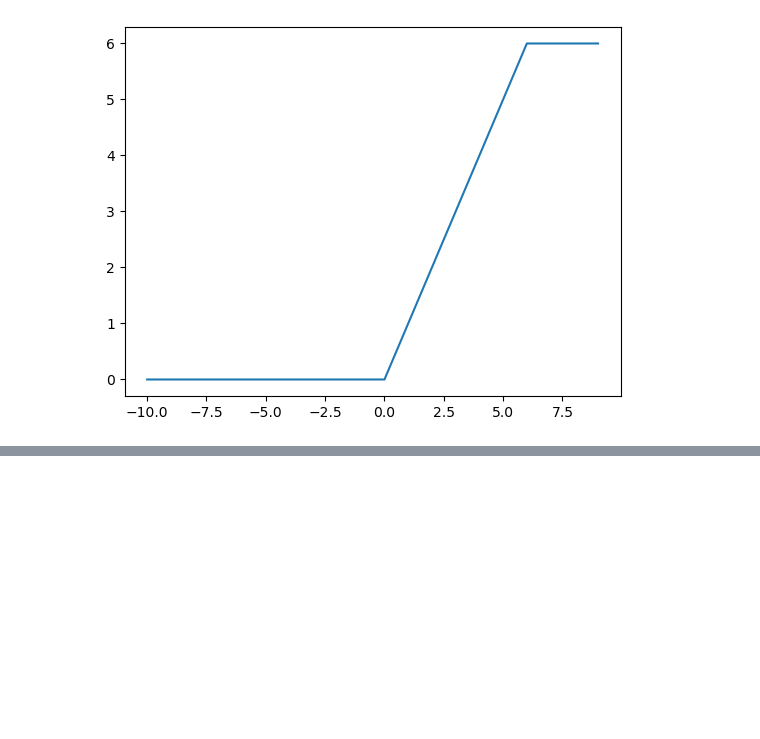
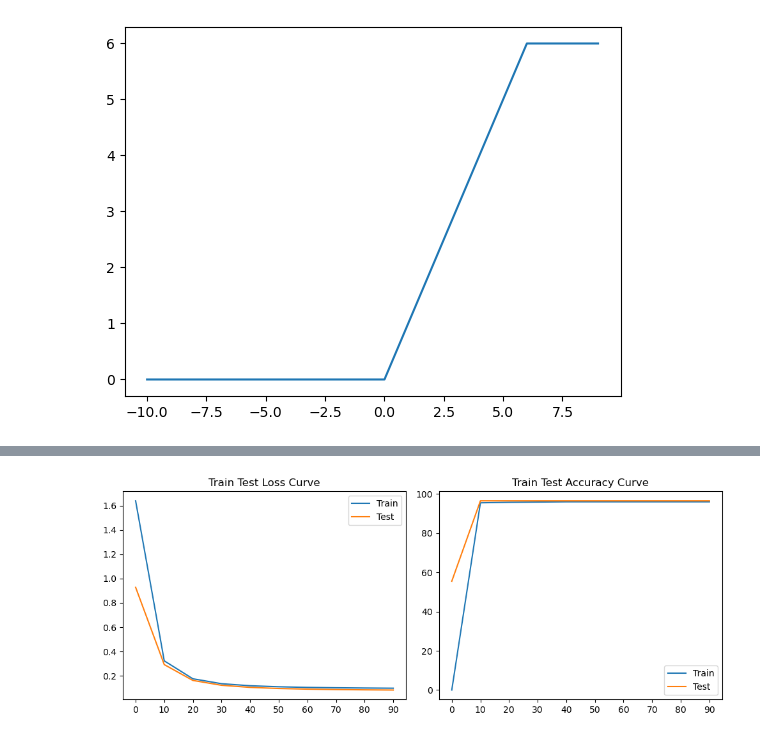
Before and after one commit to ShivangamSoni/PyTorch-Learn, a Jupyter notebook: 02_classification.ipynb, the cells around one changed output, grey strips where cells are left out. Saved outputs shown, nothing was run; the diff lists cells and outputs as text; code cells hidden in the pictures; blank space fills up the shorter version.

```diff
--- a/02_classification.ipynb
+++ b/02_classification.ipynb
@@ -1064,0 +1296,8 @@ plt.plot(A, relu6(A))
+# %%
+model_0.eval()
+with torch.inference_mode():
+    y_pred = model_0(X_test[:10].to(device)) # Logits/Raw Outputs
+y_probs = torch.softmax(y_pred, dim=1) # Output Probabilities
+y_label = torch.argmax(y_probs, dim=1) # Output Labels
+
+y_pred, y_probs, y_label, y_test[:10]
@@ -1064,0 +1340,8 @@ plt.plot(A, relu6(A))
+# %%
+model_1 = nn.Sequential(
+    nn.Linear(in_features=2, out_features=8),
+    nn.Linear(in_features=8, out_features=8),
+    nn.Linear(in_features=8, out_features=4),
+)
+model_1.to(device)
+model_1, model_1.state_dict()
@@ -1064,0 +1366,6 @@ plt.plot(A, relu6(A))
+# %%
+loss_fn = nn.CrossEntropyLoss()
+
+optimizer = torch.optim.SGD(params=model_1.parameters(), lr=0.1)
+
+loss_fn, optimizer
@@ -1064,0 +1447,20 @@ plt.plot(A, relu6(A))
+# %%
+fig, (ax1, ax2) = plt.subplots(1, 2, figsize=(10, 4))
+
+ax1.plot(steps, train_losses, label="Train")
+ax1.plot(steps, test_losses, label="Test")
+ax1.set_title("Train Test Loss Curve")
+ax1.set_xticks(steps)
+ax1.legend()
+
+ax2.plot(steps, train_accs, label="Train")
+ax2.plot(steps, test_accs, label="Test")
+ax2.set_title("Train Test Accuracy Curve")
+ax2.set_xticks(steps)
+ax2.legend()
+
+
+plt.tight_layout()
+plt.show();
+# %% [output]
+[figure, added]
```
Also changed, not shown: parts of 43 cells of this notebook.
